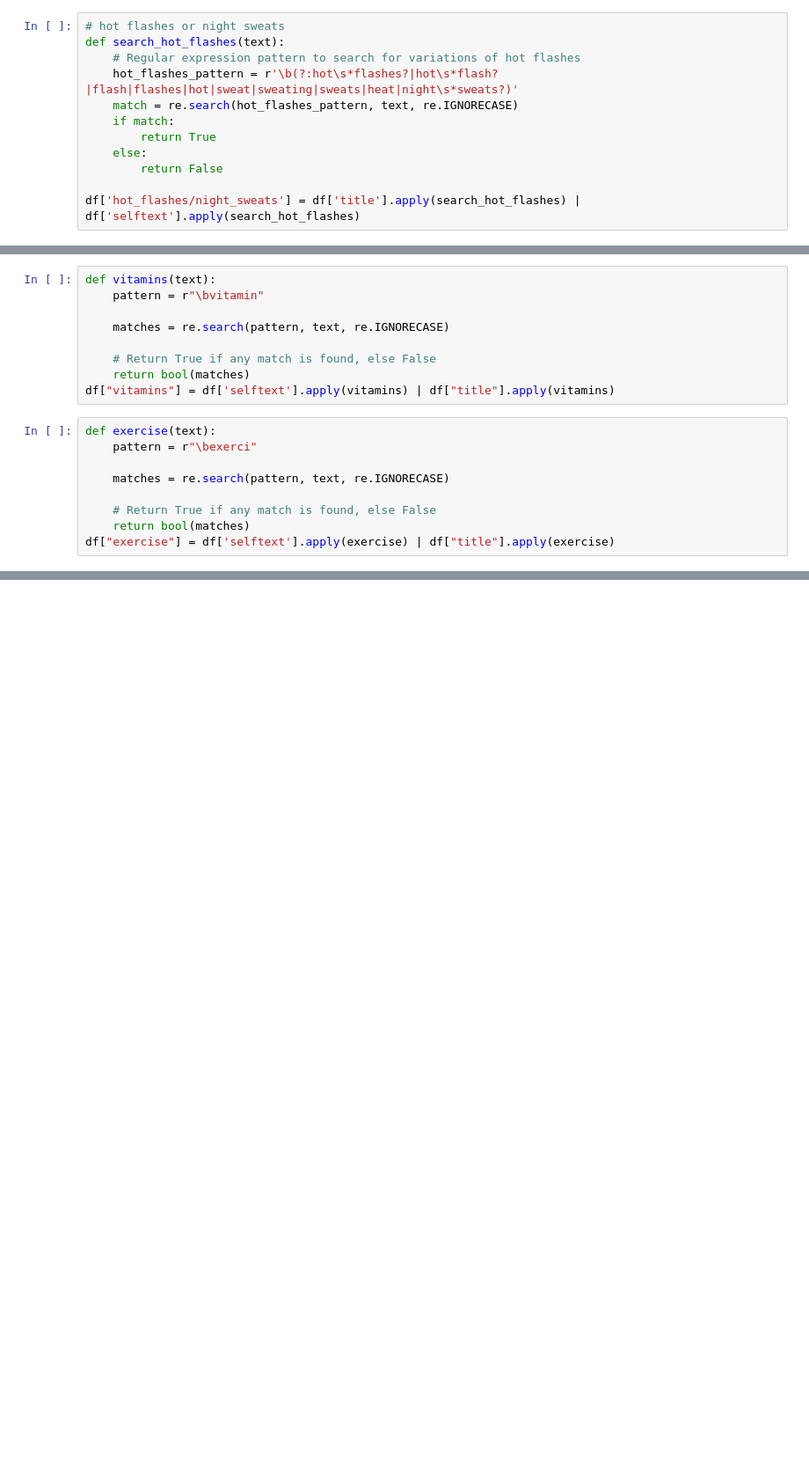
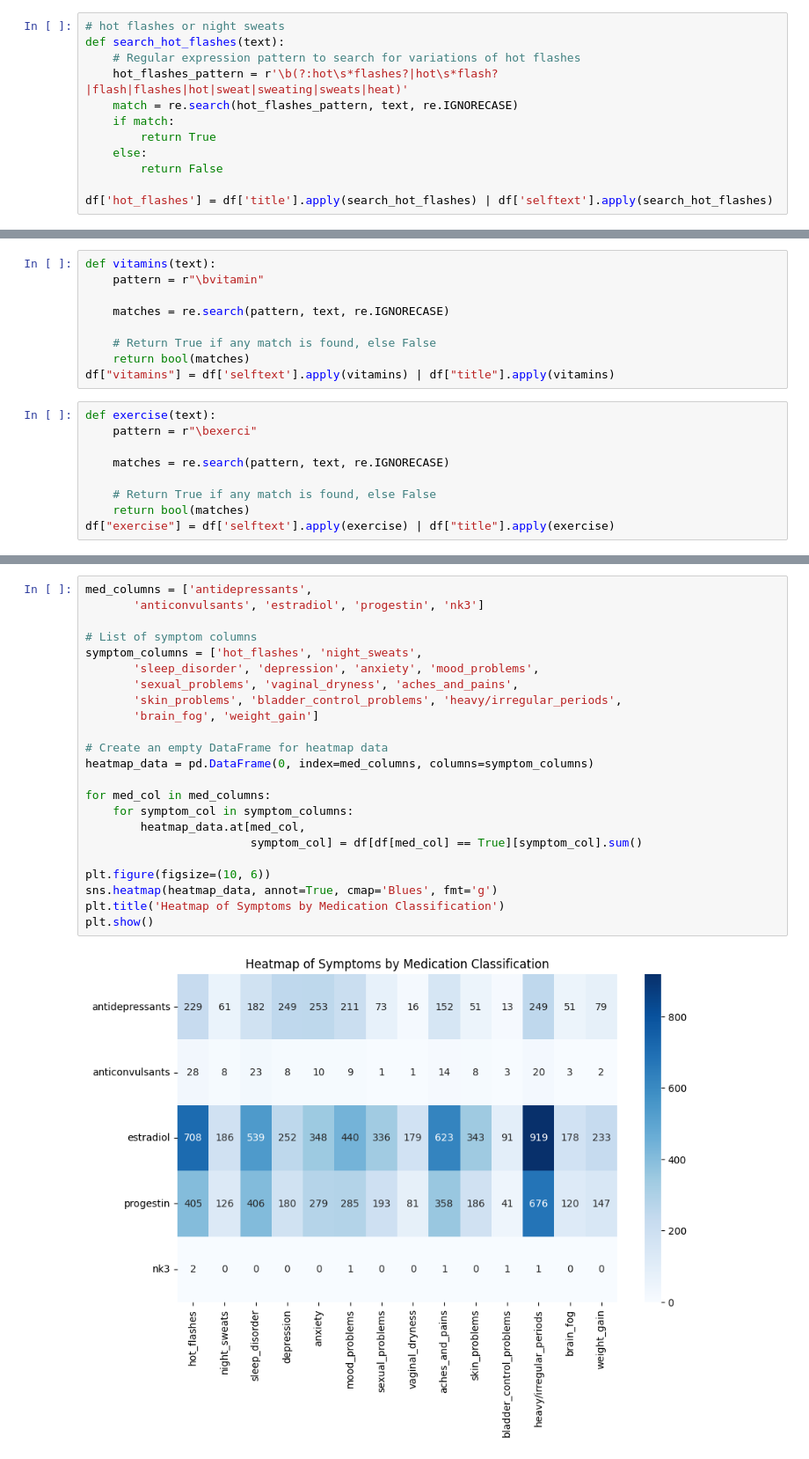
Before and after one commit to aldenyslo/webscrape_100l, a Jupyter notebook: reddit.ipynb, the cells around one changed output, grey strips where cells are left out. Shown at 88% size. Cells and saved outputs as stored; diff of their text form; blank space fills up the shorter version.

```diff
--- a/reddit.ipynb
+++ b/reddit.ipynb
@@ -124,11 +139,11 @@ df = df.apply(check_both_menopause, axis=1)
 # hot flashes or night sweats
 def search_hot_flashes(text):
     # Regular expression pattern to search for variations of hot flashes
-    hot_flashes_pattern = r'\b(?:hot\s*flashes?|hot\s*flash?|flash|flashes|hot|sweat|sweating|sweats|heat|night\s*sweats?)'
+    hot_flashes_pattern = r'\b(?:hot\s*flashes?|hot\s*flash?|flash|flashes|hot|sweat|sweating|sweats|heat)'
     match = re.search(hot_flashes_pattern, text, re.IGNORECASE)
     if match:
         return True
     else:
         return False
 
-df['hot_flashes/night_sweats'] = df['title'].apply(search_hot_flashes) | df['selftext'].apply(search_hot_flashes)
+df['hot_flashes'] = df['title'].apply(search_hot_flashes) | df['selftext'].apply(search_hot_flashes)
@@ -303 +382,26 @@ df["exercise"] = df['selftext'].apply(exercise) | df["title"].apply(exercise)
+# %%
+med_columns = ['antidepressants',
+       'anticonvulsants', 'estradiol', 'progestin', 'nk3']
+
+# List of symptom columns
+symptom_columns = ['hot_flashes', 'night_sweats',
+       'sleep_disorder', 'depression', 'anxiety', 'mood_problems',
+       'sexual_problems', 'vaginal_dryness', 'aches_and_pains',
+       'skin_problems', 'bladder_control_problems', 'heavy/irregular_periods',
+       'brain_fog', 'weight_gain']
+
+# Create an empty DataFrame for heatmap data
+heatmap_data = pd.DataFrame(0, index=med_columns, columns=symptom_columns)
+
+for med_col in med_columns:
+    for symptom_col in symptom_columns:
+        heatmap_data.at[med_col,
+                        symptom_col] = df[df[med_col] == True][symptom_col].sum()
+
+plt.figure(figsize=(10, 6))
+sns.heatmap(heatmap_data, annot=True, cmap='Blues', fmt='g')
+plt.title('Heatmap of Symptoms by Medication Classification')
+plt.show()
+# %% [output]
+[figure, added]
 # %%
```
Also changed, not shown: parts of 10 cells of this notebook, 2 other files.
